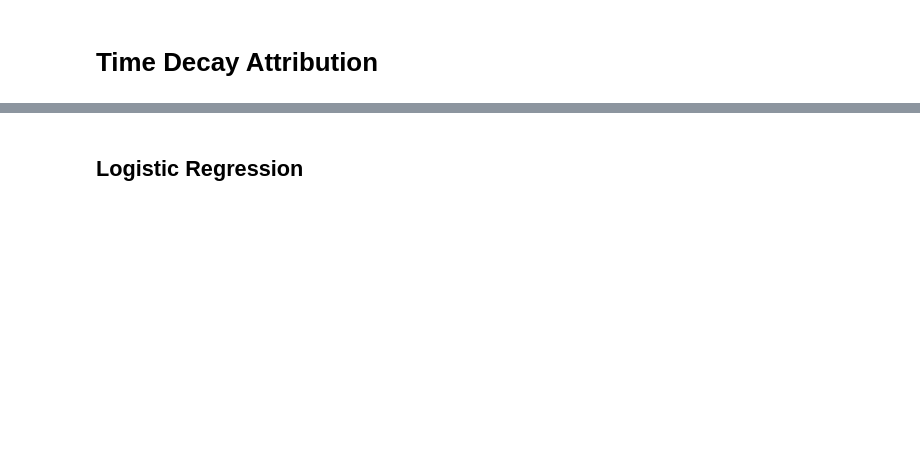
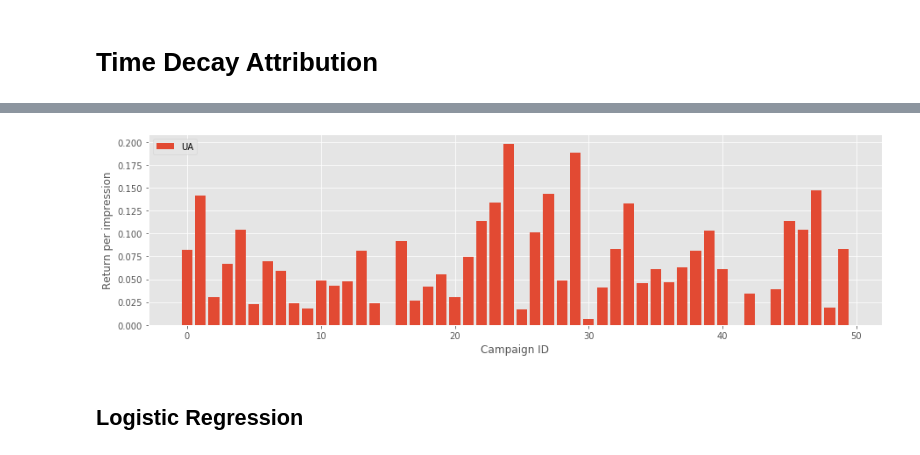
Before and after one commit to komkar123/INFO7374-Algorithmic_Digital_Marketing, a Jupyter notebook: Assignment 2/channel-attribution.ipynb, the cells around one changed output, grey strips where cells are left out. Saved outputs shown, nothing was run; the diff lists cells and outputs as text; code cells hidden in the pictures; blank space fills up the shorter version.

```diff
--- a/Assignment 2/channel-attribution.ipynb
+++ b/Assignment 2/channel-attribution.ipynb
@@ -301,3 +332,14 @@ NameError: name 'td' is not defined
+# %%
+campaign_idx = range(150, 200)
+fig = plt.figure(figsize=(15,4))
+ax = fig.add_subplot(111)
+plt.bar( range(len(ua[campaign_idx])), ua[campaign_idx], label='UA' )
+plt.xlabel('Campaign ID')
+plt.ylabel('Return per impression')
+plt.legend(loc='upper left')
+plt.show()
+# %% [output]
+[figure, added]
 # %% [markdown]
 ## Logistic Regression
 # %%
```
Also changed, not shown: parts of 44 cells of this notebook.
